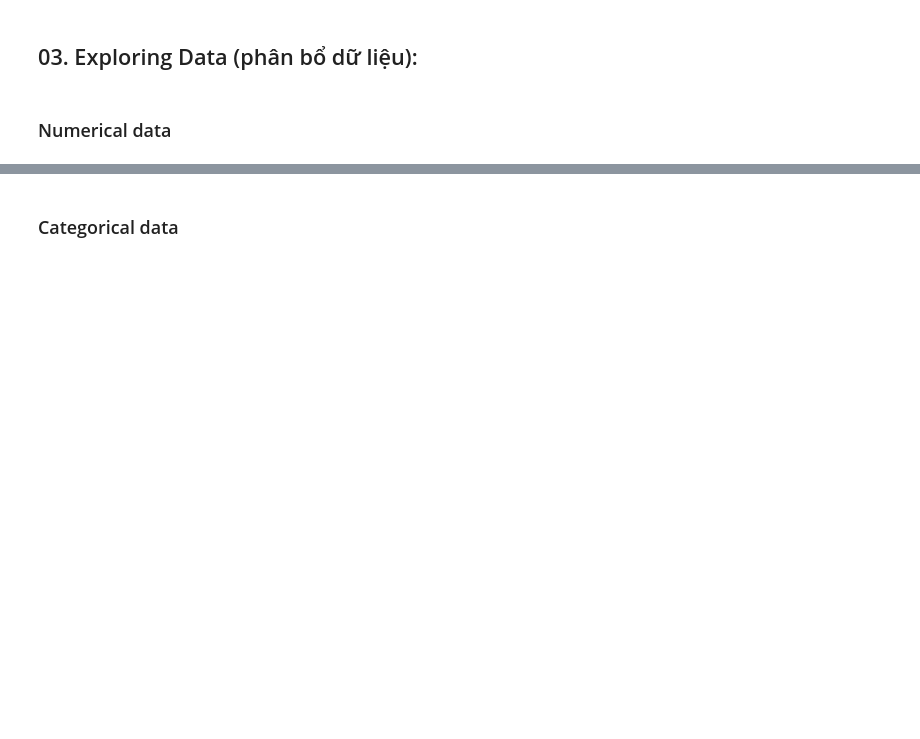
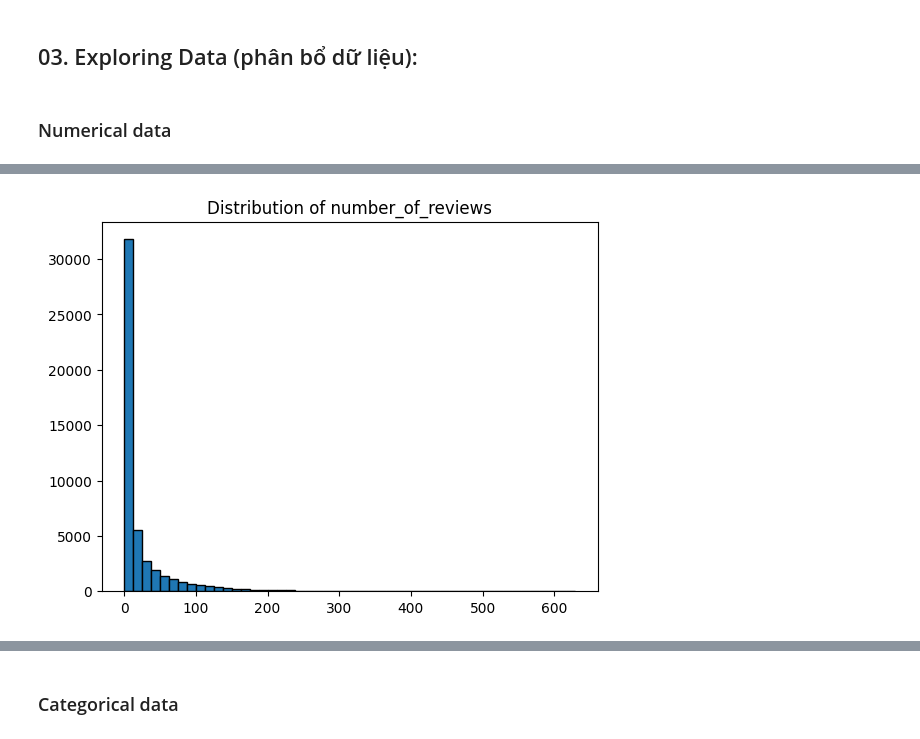
Before and after one commit to Gabien21/CSC17104_P4DS_final_project, a Jupyter notebook: Project/2_Exploring_and_preprocessing_data.ipynb, the cells around one changed output, grey strips where cells are left out. Saved outputs shown, nothing was run; the diff lists cells and outputs as text; code cells hidden in the pictures; blank space fills up the shorter version.

```diff
--- a/Project/2_Exploring_and_preprocessing_data.ipynb
+++ b/Project/2_Exploring_and_preprocessing_data.ipynb
@@ -146,0 +172,6 @@ Save to CSV file
+# %%
+plt.hist(df['number_of_reviews'],bins=50,edgecolor='black')
+plt.title('Distribution of number_of_reviews')
+plt.show()
+# %% [output]
+[figure, added]
```
Also changed, not shown: parts of 11 cells of this notebook.
